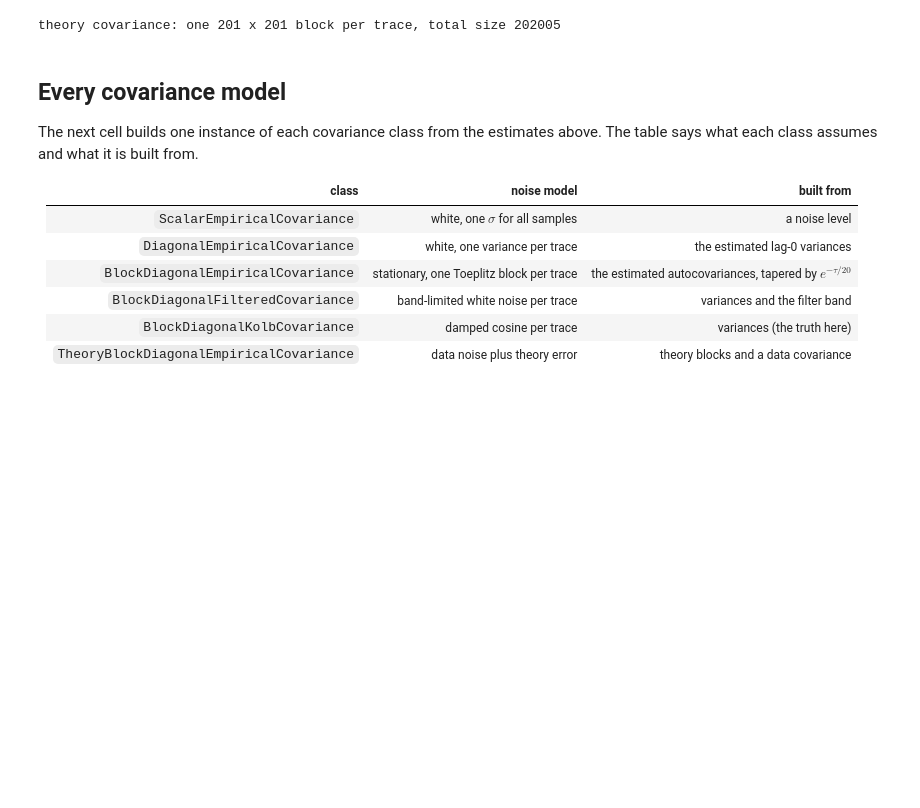
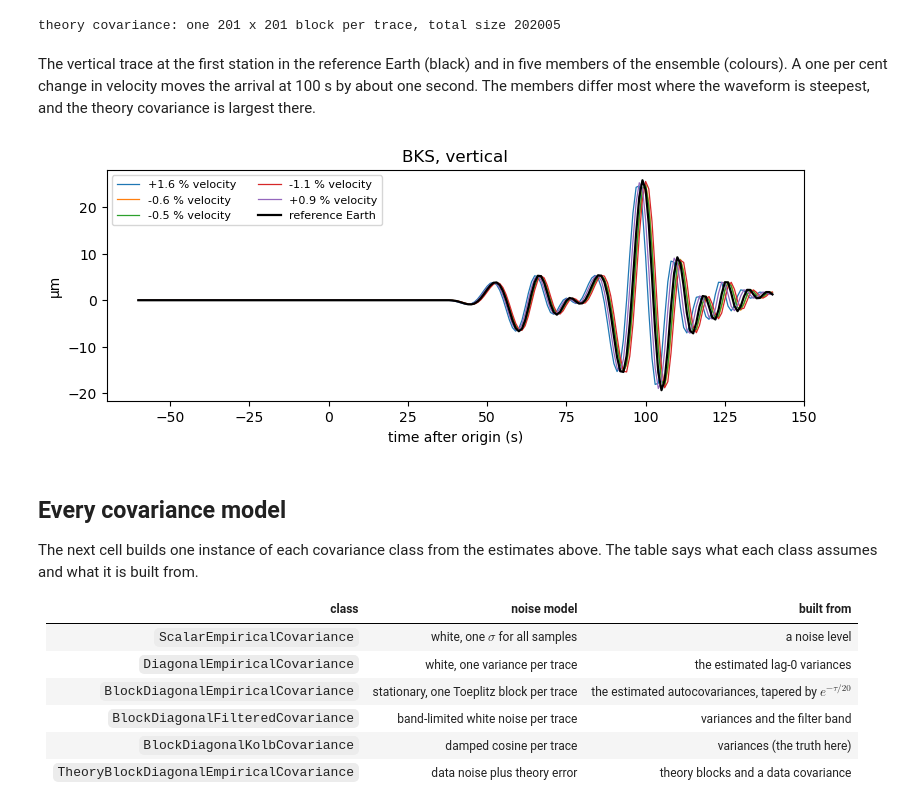
Before and after one commit to asaoulis/seismo-sbi, a Jupyter notebook: examples/02_noise_covariances_and_likelihood.ipynb, the cells around one changed output. Cells and saved outputs as stored; diff of their text form; code cells hidden in the pictures; blank space fills up the shorter version.

```diff
--- a/examples/02_noise_covariances_and_likelihood.ipynb
+++ b/examples/02_noise_covariances_and_likelihood.ipynb
@@ -174,6 +194,21 @@ theory_blocks = seismogram_map_to_array(theory_estimator.run_simulation(
 print("theory covariance: one", trace_length, "x", trace_length, "block per trace, total size", theory_blocks.size)
 # %% [output]
 theory covariance: one 201 x 201 block per trace, total size 202005
+# %% [markdown]
+The vertical trace at the first station in the reference Earth (black) and in five members of the ensemble
+(colours). A one per cent change in velocity moves the arrival at 100 s by about one second. The members differ most where the waveform is steepest, and the theory covariance is largest there.
+# %%
+station = receivers.receivers[0].station_name
+fig, ax = plt.subplots(figsize=(9, 3))
+for velocity_factor in ensemble.velocity_factors[:5]:
+    ax.plot(time_after_origin_s, stretch_time_axis(clean_data, velocity_factor)[:trace_length] * 1e6, lw=0.9,
+            label=f"{100 * (velocity_factor - 1):+.1f} % velocity")
+ax.plot(time_after_origin_s, clean_data[:trace_length] * 1e6, "k", lw=1.6, label="reference Earth")
+ax.set(xlabel="time after origin (s)", ylabel="µm", title=f"{station}, vertical")
+ax.legend(fontsize=8, ncol=2)
+plt.show()
+# %% [output]
+[figure, added]
 # %% [markdown]
 ## Every covariance model
 
```
Also changed, not shown: parts of 7 cells of this notebook, 1 other file.
